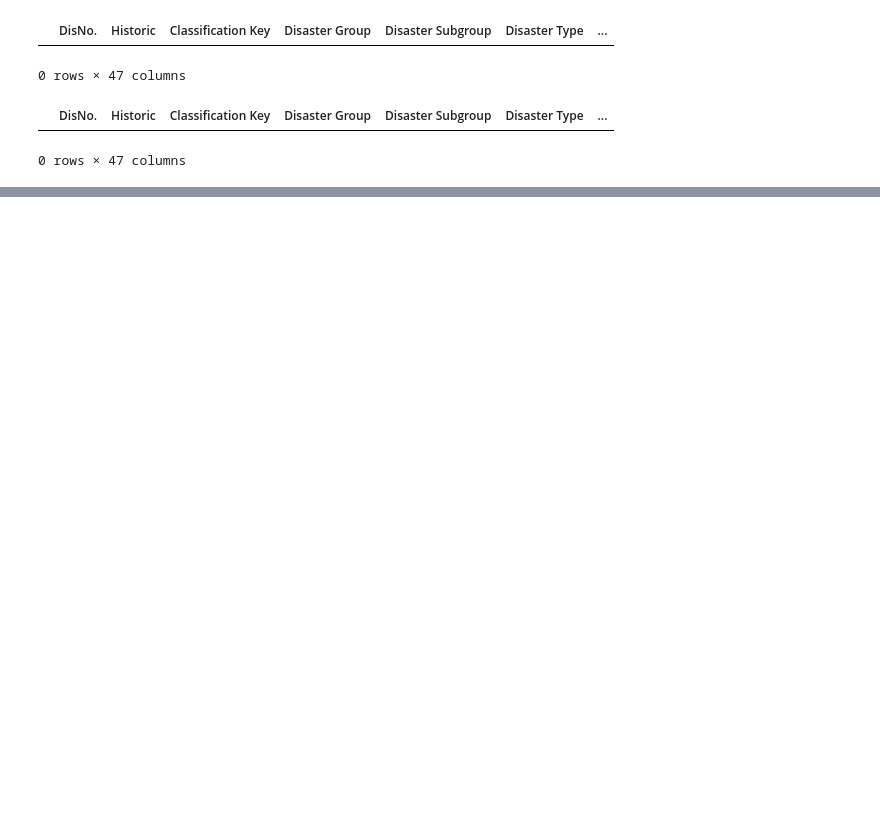
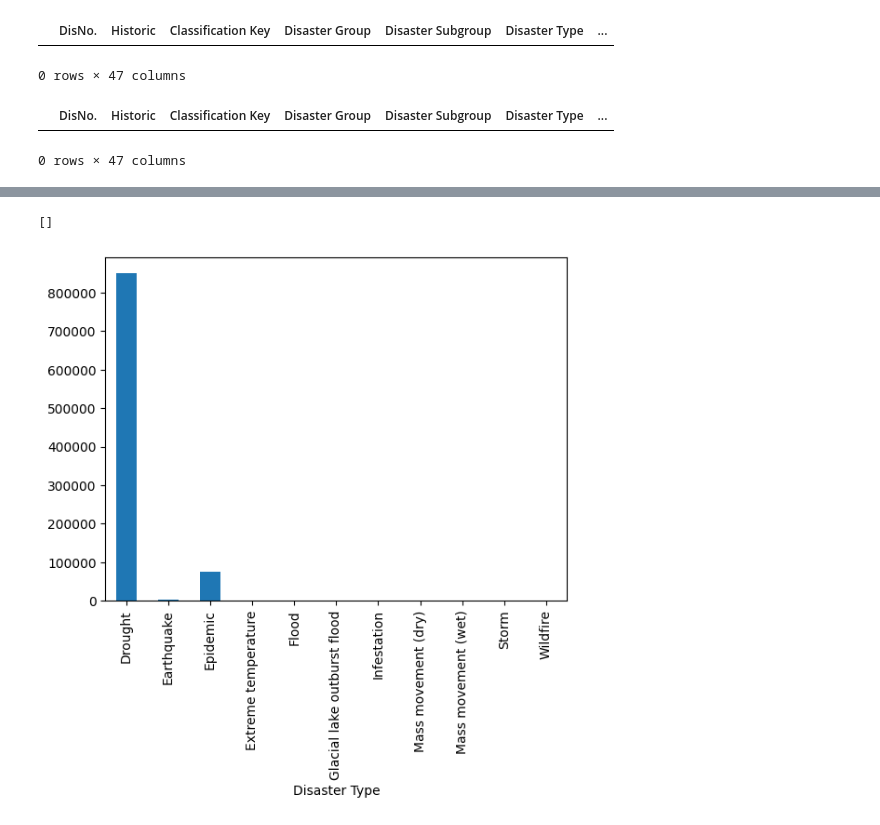
Before and after one commit to Rajdeep0010/Disaster_Project, a Jupyter notebook: notebooks/EDA.ipynb, the cells around one changed output, grey strips where cells are left out. Cells and saved outputs as stored; diff of their text form; code cells hidden in the pictures; blank space fills up the shorter version.

```diff
--- a/notebooks/EDA.ipynb
+++ b/notebooks/EDA.ipynb
@@ -429,0 +488,6 @@ display(df[df['Total Deaths'] <= 0])
+# %%
+df.groupby(by='Disaster Type')['Total Deaths'].mean().plot(kind='bar')
+plt.plot()
+# %% [output]
+[]
+[figure, added]
```
Also changed, not shown: parts of 12 cells of this notebook, 1 other file.
